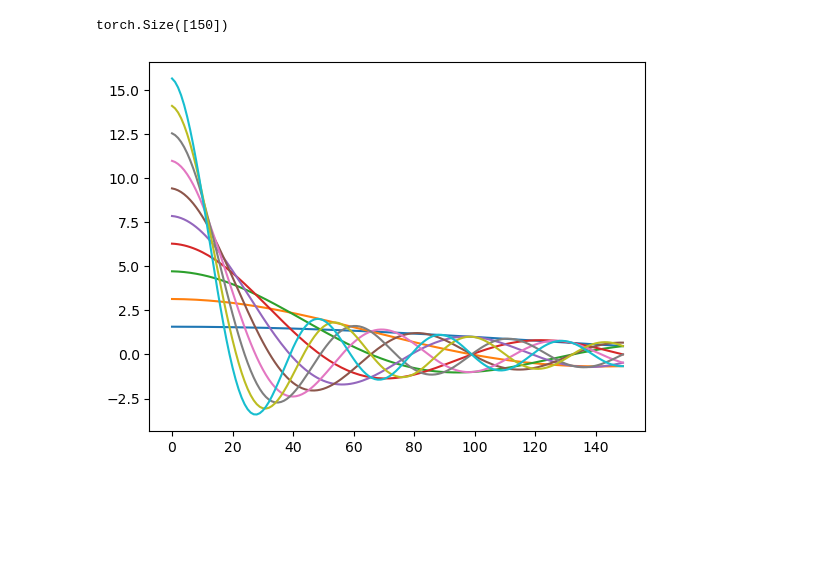
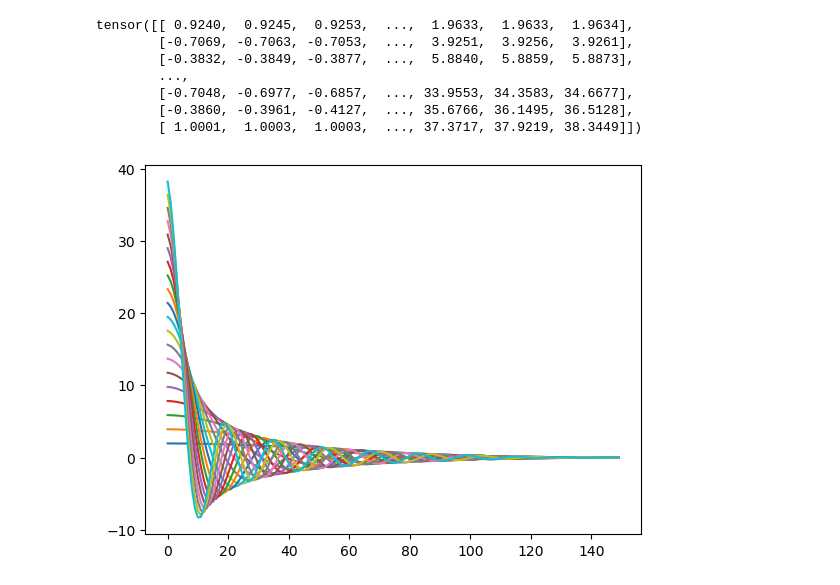
Before and after one commit to samharshe/EGNN-Pro, a Jupyter notebook: src/model/bessel_check.ipynb, the cells around one changed output. Drawn from its saved outputs; the diff is of its cells as text; code cells hidden in the pictures; blank space fills up the shorter version.

Commit message:
cosine cutoff working as well

```diff
--- a/src/model/bessel_check.ipynb
+++ b/src/model/bessel_check.ipynb
@@ -6,12 +6,18 @@ import matplotlib.pyplot as plt
 # %%
 xs = torch.arange(0.01,1.51,0.01).view(1,150)
 # %%
-bessel_rbf(xs, n=5, r_cut=1.6)[1].size()
+bessel_rbf(cosine_cutoff(xs, 1.6), n=20, r_cut=1.6)
 # %% [output]
-torch.Size([150])
+tensor([[ 0.9240,  0.9245,  0.9253,  ...,  1.9633,  1.9633,  1.9634],
+        [-0.7069, -0.7063, -0.7053,  ...,  3.9251,  3.9256,  3.9261],
+        [-0.3832, -0.3849, -0.3877,  ...,  5.8840,  5.8859,  5.8873],
+        ...,
+        [-0.7048, -0.6977, -0.6857,  ..., 33.9553, 34.3583, 34.6677],
+        [-0.3860, -0.3961, -0.4127,  ..., 35.6766, 36.1495, 36.5128],
+        [ 1.0001,  1.0003,  1.0003,  ..., 37.3717, 37.9219, 38.3449]])
 # %%
-for row in bessel_rbf(xs, n=10, r_cut=2):
+for row in bessel_rbf(xs, n=20, r_cut=1.6) * cosine_cutoff(xs, r_cut=1.6):
     plt.plot(range(len(row.tolist())), row.numpy())
 plt.show()
 # %% [output]
-[figure, old version]
+[figure, new version]
```
Also changed, not shown: parts of 1 cell of this notebook, 1 other file.
